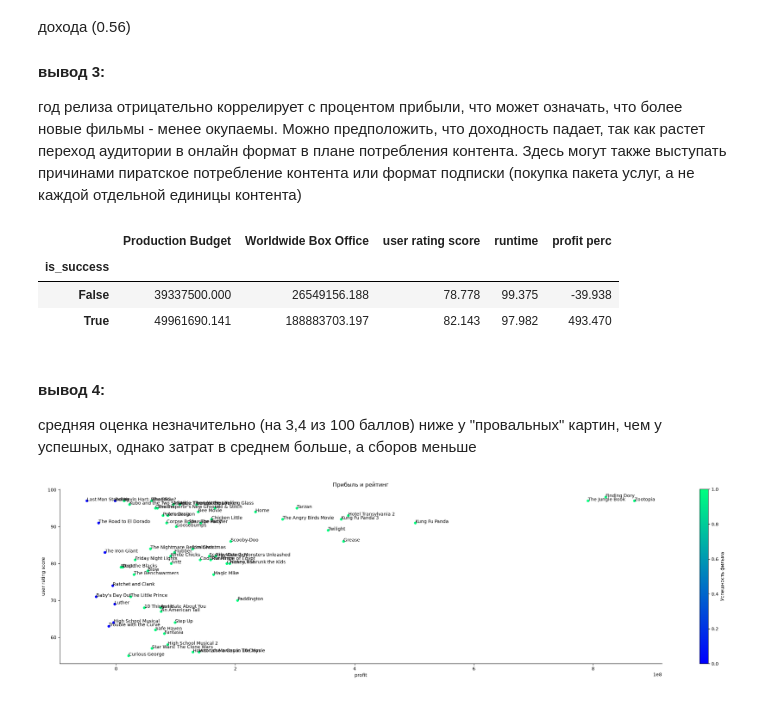
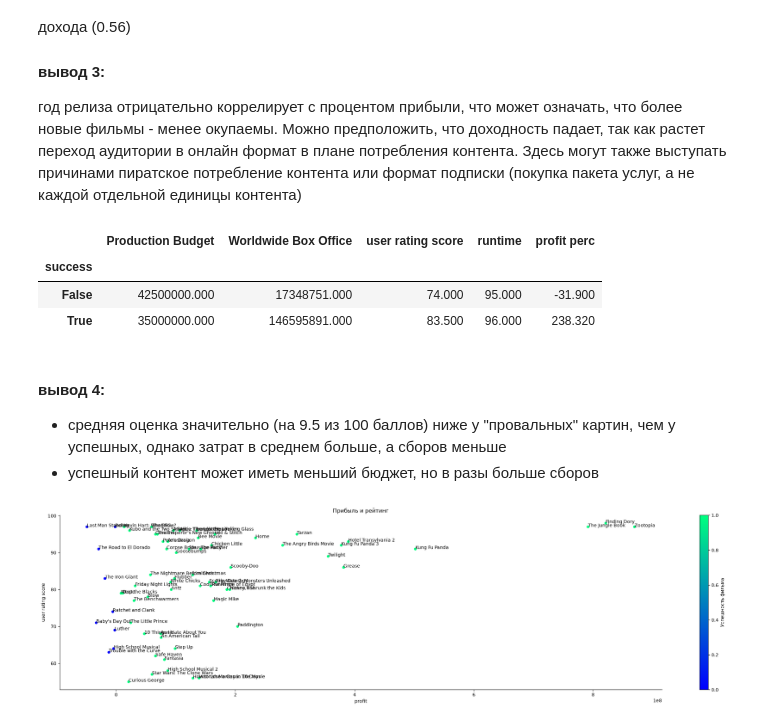
Before and after one commit to dtamendarov/MDS-EDA_Netflix, a Jupyter notebook: 02. Анализ оценок (Мария).ipynb, the cells around one changed output. Saved outputs shown, nothing was run; the diff lists cells and outputs as text; code cells hidden in the pictures.

```diff
--- a/02. Анализ оценок (Мария).ipynb
+++ b/02. Анализ оценок (Мария).ipynb
@@ -145,5 +148,5 @@ memory usage: 22.1+ KB
 # %%
-df_full = df_full.drop(columns=['index', "release year_y", 'genre', 'rated', 'country', 'imdbRating', 'imdbVotes', 'release year', 'sceneDesc', 'revenue'])
+df_full = df_full.drop(columns=['index', "release year_y",'Unnamed: 0', 'genre', 'rated', 'country', 'imdbRating', 'imdbVotes', 'release year', 'sceneDesc', 'revenue'])
 # %%
 df_full.head()
 df_full.shape
@@ -175,0 +184,2 @@ np.float64(5940.0)
+# %%
+df_full["success"] = df_full['profit']> 0
@@ -261,14 +265,14 @@ lw = Q1 - 1.5 * IQR
 up = Q3 + 1.5 * IQR
 df_full_clean = df_full[(df_full["Production Budget"] >= lw)&(df_full['Production Budget']<=up)]
 # %%
-df_full_clean["is_success"] = df_full_clean['profit']> 0
-df_full_clean.groupby("is_success")[['Production Budget', 'Worldwide Box Office', 'user rating score', 'runtime', 'profit perc']].mean()
+df_full_clean.groupby("success")[['Production Budget', 'Worldwide Box Office', 'user rating score', 'runtime', 'profit perc']].median()
 # %% [output]
 |  | Production Budget | Worldwide Box Office | user rating score | runtime | profit perc |
-| is_success |  |  |  |  |  |
-| False | 39337500.000 | 26549156.188 | 78.778 | 99.375 | -39.938 |
-| True | 49961690.141 | 188883703.197 | 82.143 | 97.982 | 493.470 |
+| success |  |  |  |  |  |
+| False | 42500000.000 | 17348751.000 | 74.000 | 95.000 | -31.900 |
+| True | 35000000.000 | 146595891.000 | 83.500 | 96.000 | 238.320 |
 # %% [markdown]
 #### вывод 4:
-средняя оценка незначительно (на 3,4 из 100 баллов) ниже у "провальных" картин, чем у успешных, однако затрат в среднем больше, а сборов меньше
+- средняя оценка значительно (на 9.5 из 100 баллов) ниже у "провальных" картин, чем у успешных, однако затрат в среднем больше, а сборов меньше
+- успешный контент может иметь меньший бюджет, но в разы больше сборов
 # %%
```
Also changed, not shown: parts of 62 cells of this notebook.
